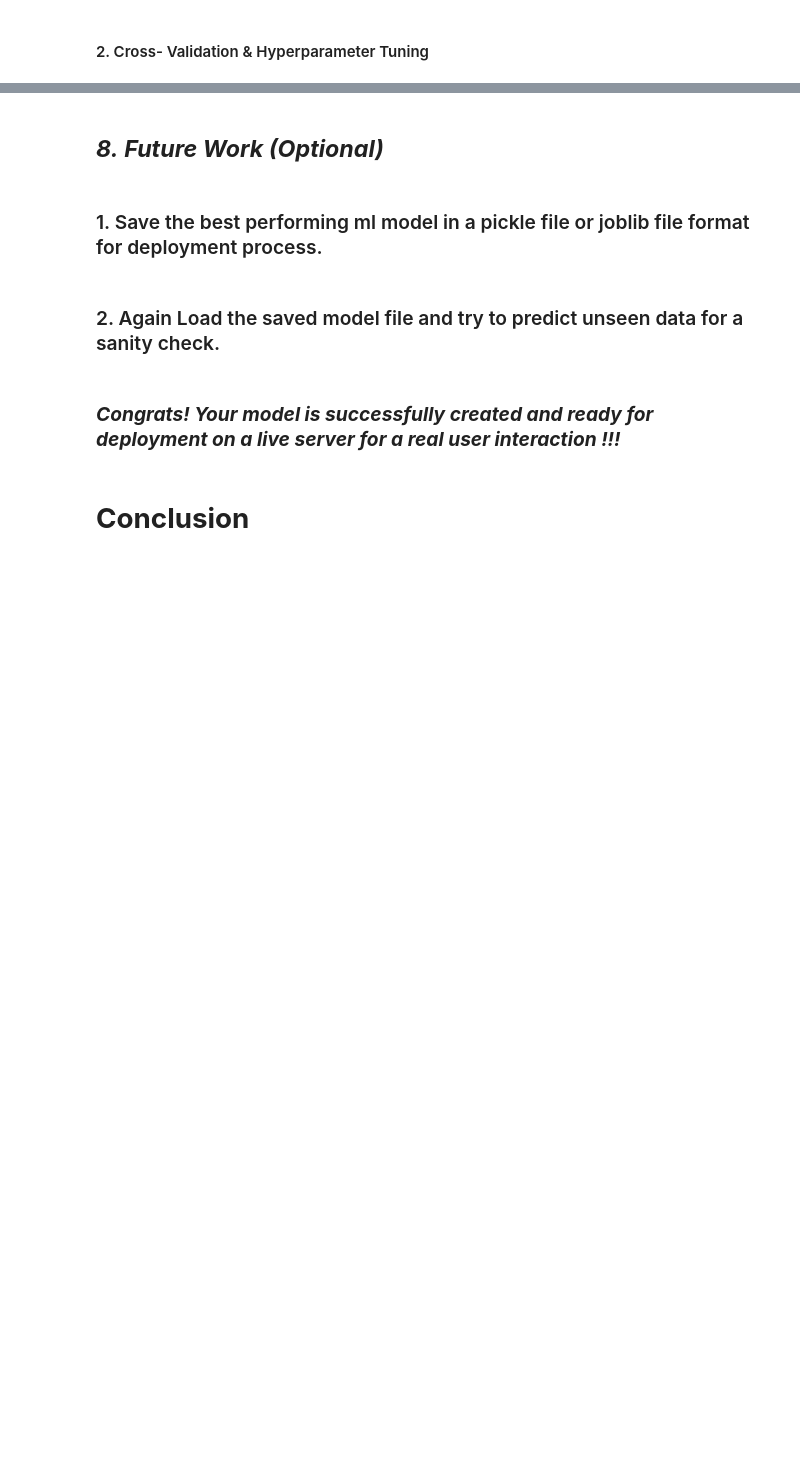
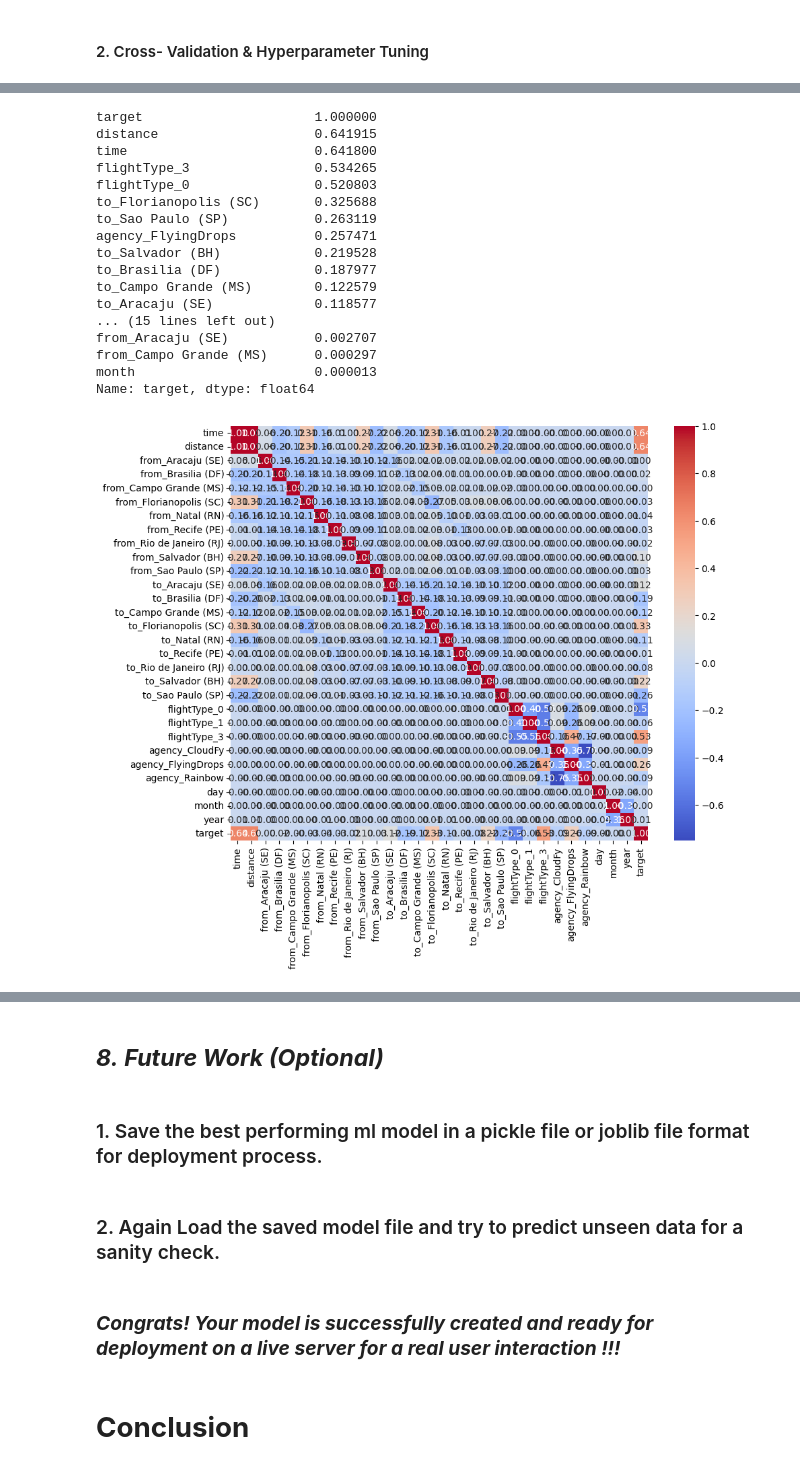
Before and after one commit to KolekarPramod/Voyage-Analytics, a Jupyter notebook: Voyage_Analytics_Integrating_MLOps_for_Predictive_and_Recommender_Systems_in_Travel.ipynb, the cells around one changed output, grey strips where cells are left out. Cells and saved outputs as stored; diff of their text form; code cells hidden in the pictures; blank space fills up the shorter version.

```diff
--- a/Voyage_Analytics_Integrating_MLOps_for_Predictive_and_Recommender_Systems_in_Travel.ipynb
+++ b/Voyage_Analytics_Integrating_MLOps_for_Predictive_and_Recommender_Systems_in_Travel.ipynb
@@ -1396,0 +1381,38 @@ Answer Here.
+# %%
+# Visualizing evaluation Metric Score chart
+import seaborn as sns
+import matplotlib.pyplot as plt
+
+# Add target to DataFrame
+df_with_target = pd.DataFrame(X)
+df_with_target['target'] = y
+
+# Compute correlations
+corr_matrix = df_with_target.corr().abs().sort_values('target', ascending=False)
+
+# Display correlations
+print(corr_matrix['target'])
+
+# Plot heatmap
+plt.figure(figsize=(10, 8))
+sns.heatmap(df_with_target.corr(), annot=True, fmt='.2f', cmap='coolwarm')
+plt.show()
+# %% [output]
+target                      1.000000
+distance                    0.641915
+time                        0.641800
+flightType_3                0.534265
+flightType_0                0.520803
+to_Florianopolis (SC)       0.325688
+to_Sao Paulo (SP)           0.263119
+agency_FlyingDrops          0.257471
+to_Salvador (BH)            0.219528
+to_Brasilia (DF)            0.187977
+to_Campo Grande (MS)        0.122579
+to_Aracaju (SE)             0.118577
+... (15 lines left out)
+from_Aracaju (SE)           0.002707
+from_Campo Grande (MS)      0.000297
+month                       0.000013
+Name: target, dtype: float64
+[figure, added]
```
Also changed, not shown: parts of 51 cells of this notebook.
